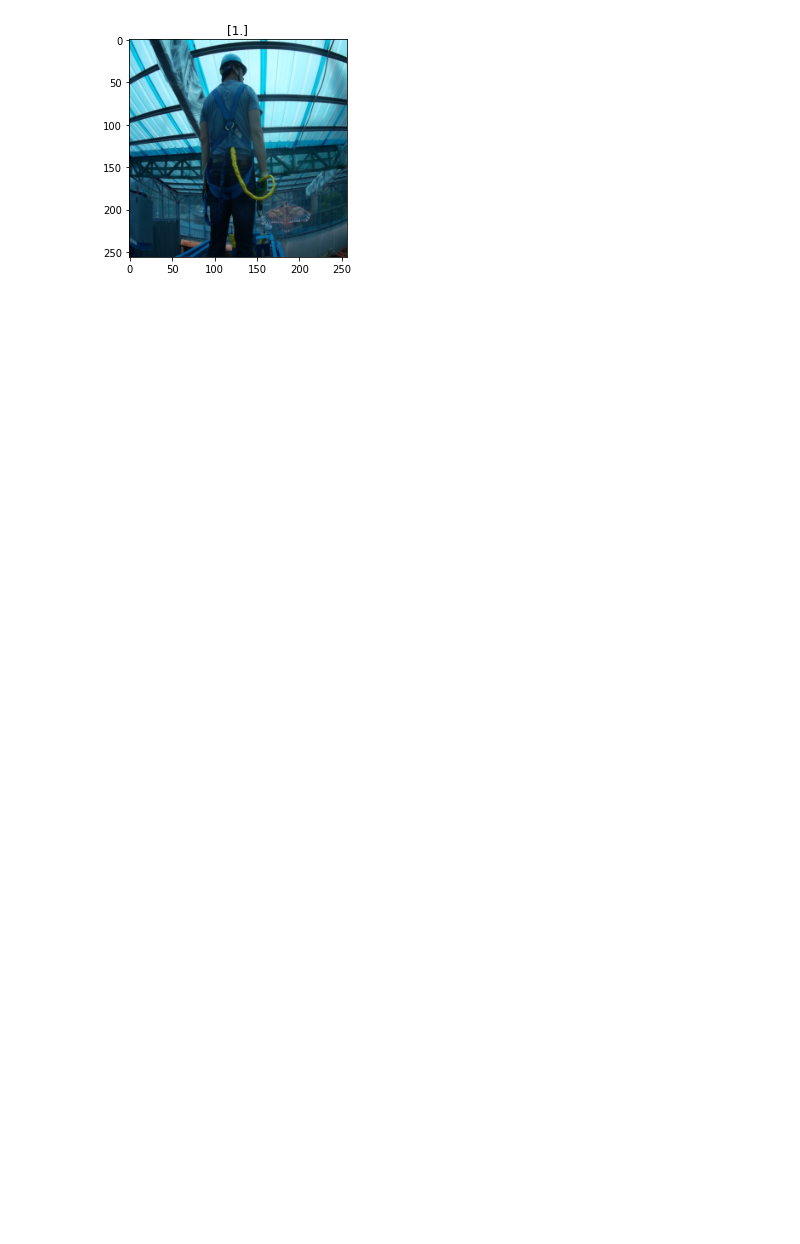
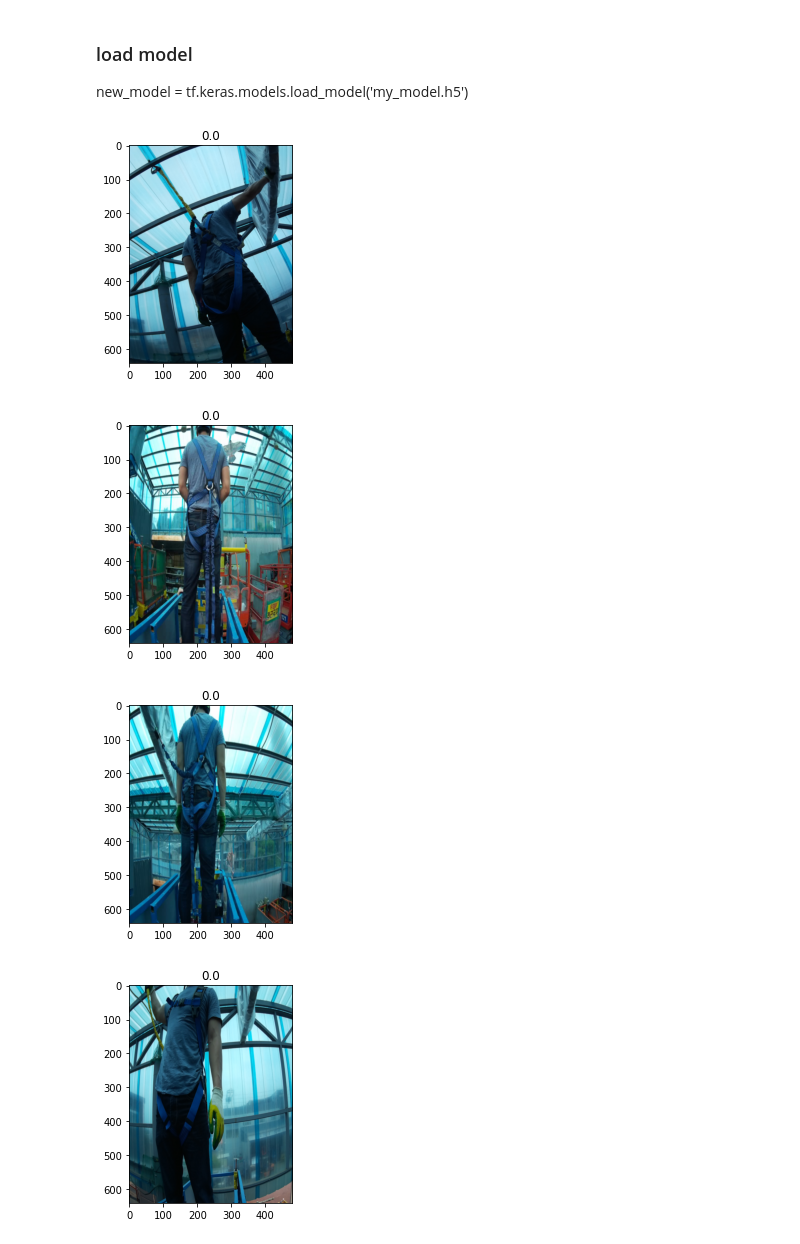
Before and after one commit to dayoungMM/Image_Detector, a Jupyter notebook: object_detection/03_train.ipynb, the cells around one changed output. Drawn from its saved outputs; the diff is of its cells as text; code cells hidden in the pictures; blank space fills up the shorter version.

```diff
--- a/object_detection/03_train.ipynb
+++ b/object_detection/03_train.ipynb
@@ -171,8 +218,3 @@ result=model.predict(np.expand_dims(X_test[0],axis=0))[0]
-# %%
-import matplotlib.pyplot as plt
-testdata = X_test[7]
-plt.imshow(testdata)
-plt.title(model.predict(np.expand_dims(testdata,axis=0))[0])
-plt.show()
-# %% [output]
-[figure, removed]
+# %% [markdown]
+### load model
+new_model = tf.keras.models.load_model('my_model.h5')
@@ -178,0 +236,13 @@ plt.show()
+# %%
+X_data = X_test
+for i in np.random.randint(0,len(X_data)-1, size=5):
+    plt.figure()
+    plt.imshow(X_data[i])
+    result = model.predict(np.expand_dims(X_data[i],axis=0))[0,0]
+    plt.title(f"{round(result)}")
+    plt.show()
+# %% [output]
+[figure, added]
+[figure, added]
+[figure, added]
+[figure, added]
```
Also changed, not shown: parts of 16 cells of this notebook.
